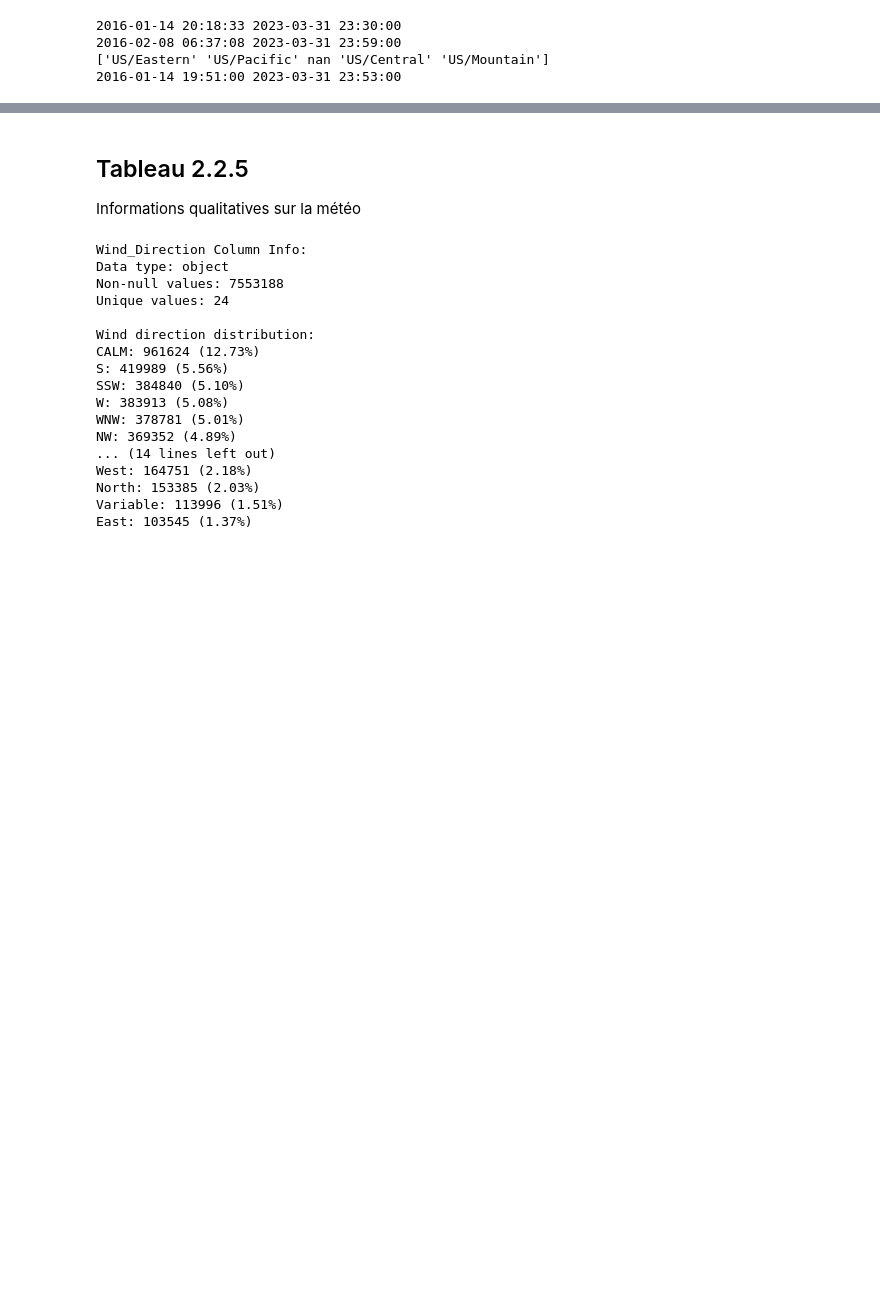
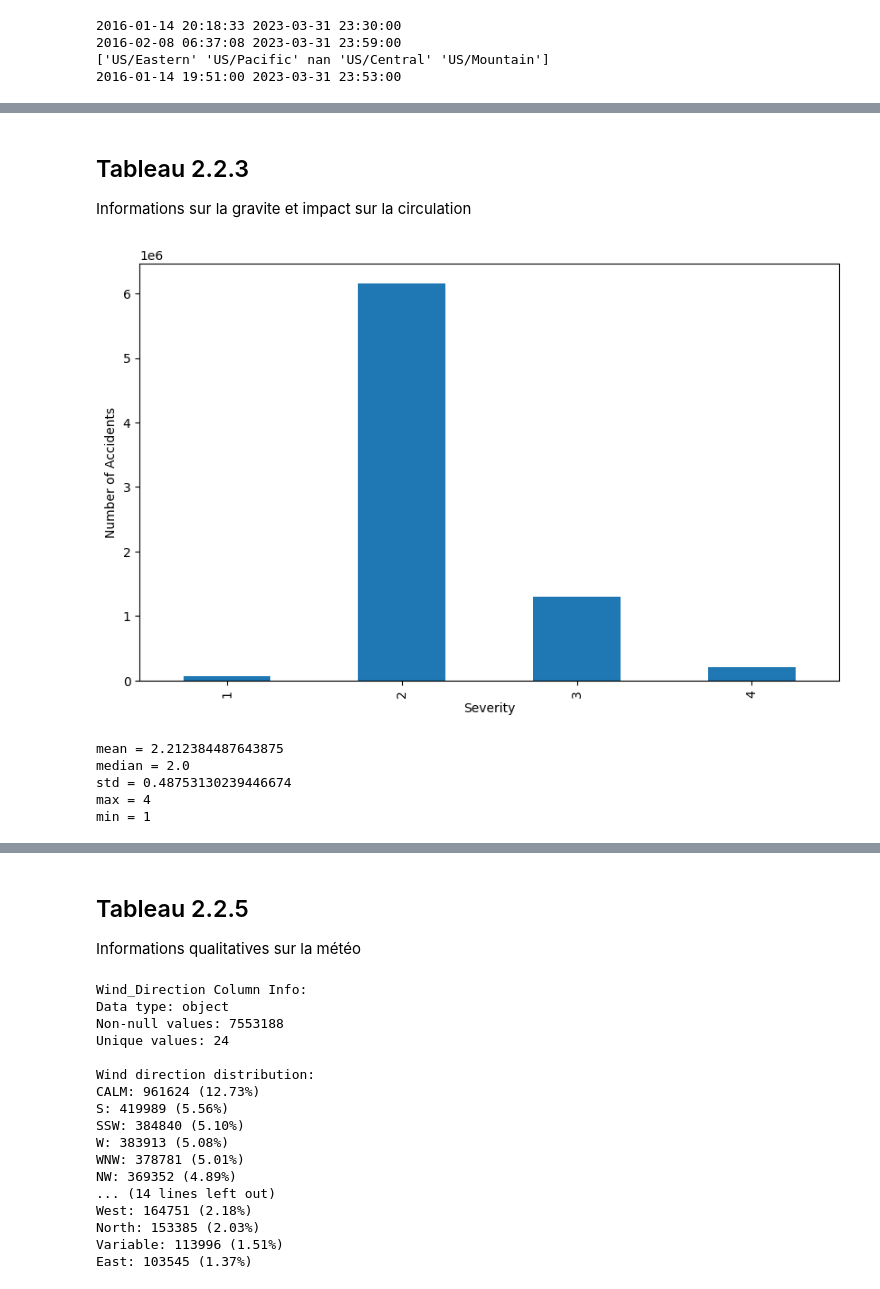
Before and after one commit to peterghadban/INF8808_Projet, a Jupyter notebook: partie_1.ipynb, the cells around one changed output, grey strips where cells are left out. Drawn from its saved outputs; the diff is of its cells as text; code cells hidden in the pictures; blank space fills up the shorter version.

```diff
--- a/partie_1.ipynb
+++ b/partie_1.ipynb
@@ -67,0 +102,27 @@ print(df["End_Lng"].min(), df["End_Lng"].max())
+# %% [markdown]
+## Tableau 2.2.3
+Informations sur la gravite et impact sur la circulation
+# %%
+#visualize the severity of accidents
+import matplotlib.pyplot as plt
+
+top_conditions = df['Severity'].value_counts().sort_index()
+plt.figure(figsize=(10, 6))
+top_conditions.plot(kind='bar')
+plt.xlabel('Severity')
+plt.ylabel('Number of Accidents')
+plt.show()
+
+
+print("mean = " + str(np.mean(df["Severity"])))
+print("median = " + str(np.median(df["Severity"])))
+print("std = " + str(np.std(df["Severity"])))
+print("max = " + str(np.max(df["Severity"])))
+print("min = " + str(np.min(df["Severity"])))
+# %% [output]
+[figure, added]
+mean = 2.212384487643875
+median = 2.0
+std = 0.48753130239446674
+max = 4
+min = 1
```
Also changed, not shown: parts of 11 cells of this notebook.
